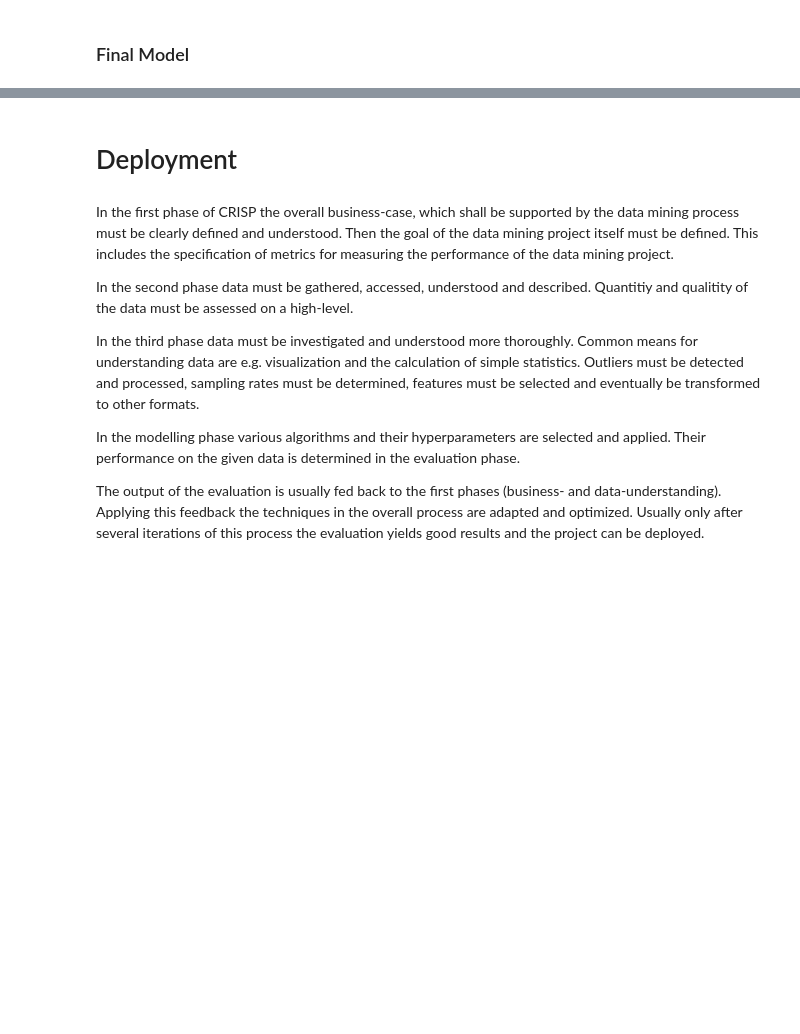
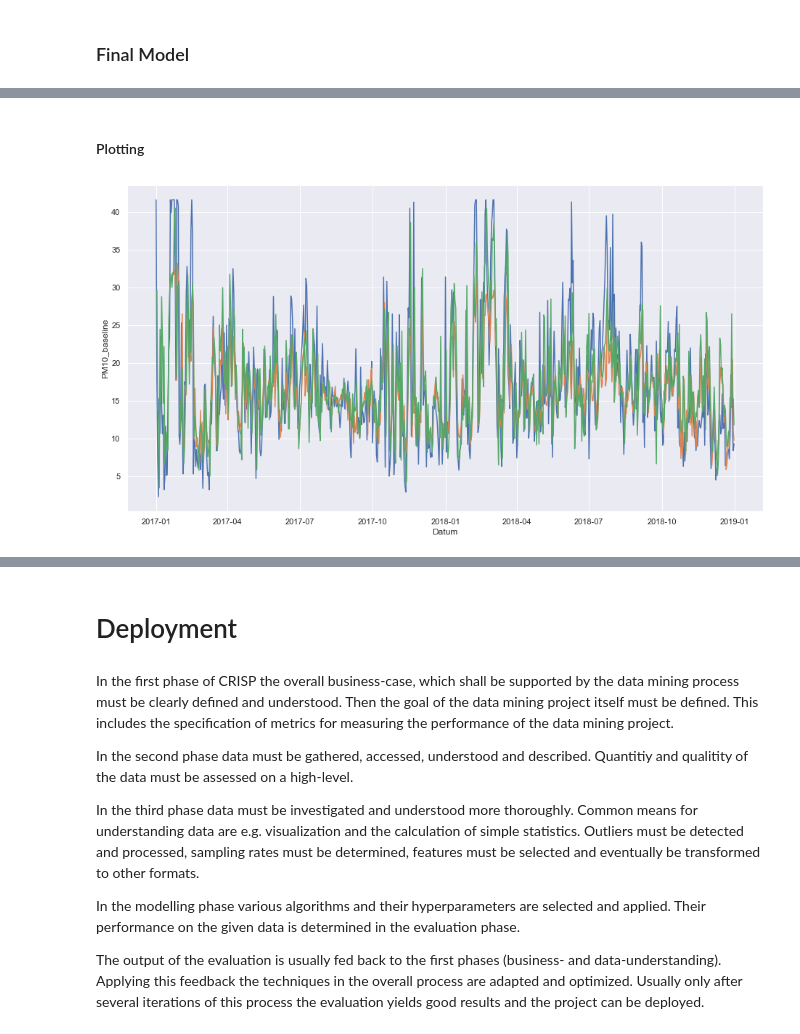
Before and after one commit to SvetiB/AirQualityStuttgart, a Jupyter notebook: AirQualityStuttgartModeling.ipynb, the cells around one changed output, grey strips where cells are left out. Drawn from its saved outputs; the diff is of its cells as text; code cells hidden in the pictures; blank space fills up the shorter version.

```diff
--- a/AirQualityStuttgartModeling.ipynb
+++ b/AirQualityStuttgartModeling.ipynb
@@ -647,0 +870,4 @@ df_Results.to_csv("df_Results_HPTuning.csv", sep=" ", header=True, index=False)
+# %%
+numLSTMDenorm = robustScaler.inverse_transform(df_LSTM_pred_norm)
+df_LSTM_denorm  = pd.DataFrame(numLSTMDenorm, columns=df_LSTM_pred_norm.columns)
+df_LSTM_denorm
@@ -647,0 +890,6 @@ df_Results.to_csv("df_Results_HPTuning.csv", sep=" ", header=True, index=False)
+# %%
+df_test_date = df_test['Datum']
+df_test_date.reset_index(drop=True, inplace=True)
+df_LSTM_denorm.reset_index(drop=True, inplace=True)
+# %%
+df_LSTM_denorm_dated = pd.concat([df_test['Datum'], df_LSTM_denorm], axis=1, sort=False)
@@ -647,0 +914,13 @@ df_Results.to_csv("df_Results_HPTuning.csv", sep=" ", header=True, index=False)
+# %% [markdown]
+#### Plotting
+# %%
+df_test_plot = df_test.copy()
+df_test_plot.reset_index(drop=True, inplace=True)
+# %%
+sns.set(rc={'figure.figsize':(15.7,8.27)})
+
+ax=sns.lineplot(x="Datum", y="PM10", data=df_test_plot)
+ax=sns.lineplot(x="Datum", y="PM10_LSTM", data=df_LSTM_denorm_dated)
+ax=sns.lineplot(x="Datum", y="PM10_baseline", data=df_baseline_denorm_dated)
+# %% [output]
+[figure, added]
```
Also changed, not shown: parts of 51 cells of this notebook, 3 other files.
